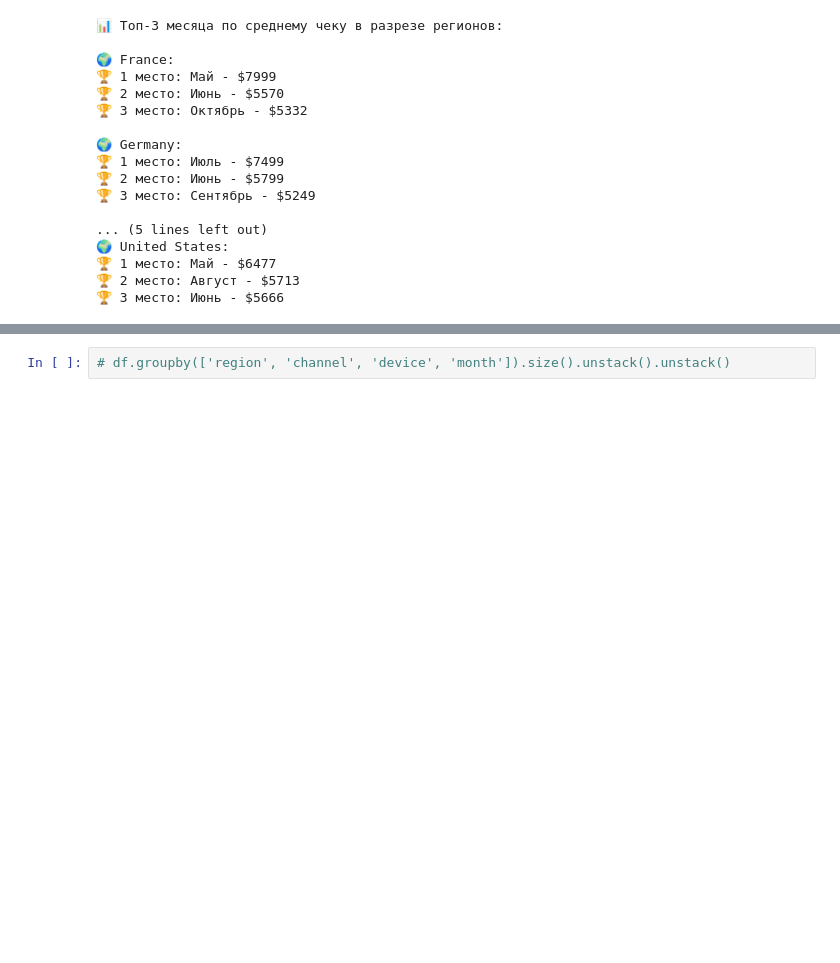
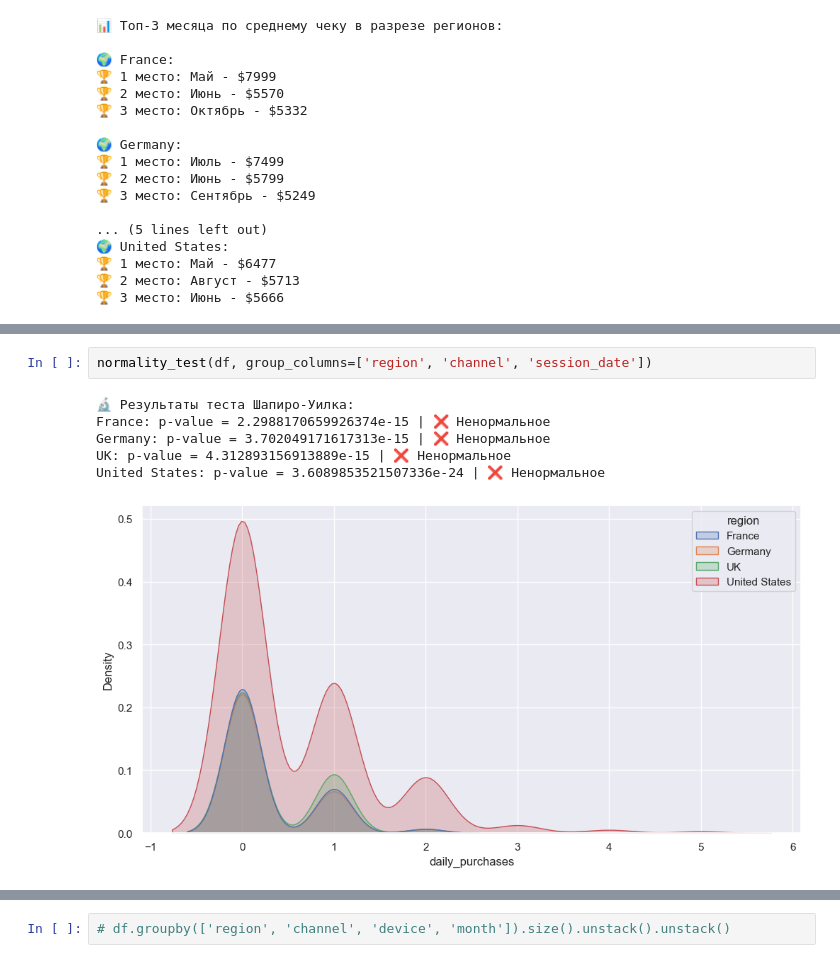
Before and after one commit to abrormaksudov/data_analysis_yl, a Jupyter notebook: FCKN_ANALYSIS.ipynb, the cells around one changed output, grey strips where cells are left out. Cells and saved outputs as stored; diff of their text form; blank space fills up the shorter version.

```diff
--- a/FCKN_ANALYSIS.ipynb
+++ b/FCKN_ANALYSIS.ipynb
@@ -1050,0 +1032,9 @@ normality_test(df, )
+# %%
+normality_test(df, group_columns=['region', 'channel', 'session_date'])
+# %% [output]
+🔬 Результаты теста Шапиро-Уилка:
+France: p-value = 2.2988170659926374e-15 | ❌ Ненормальное
+Germany: p-value = 3.702049171617313e-15 | ❌ Ненормальное
+UK: p-value = 4.312893156913889e-15 | ❌ Ненормальное
+United States: p-value = 3.6089853521507336e-24 | ❌ Ненормальное
+[figure, added]
```
Also changed, not shown: parts of 75 cells of this notebook.
